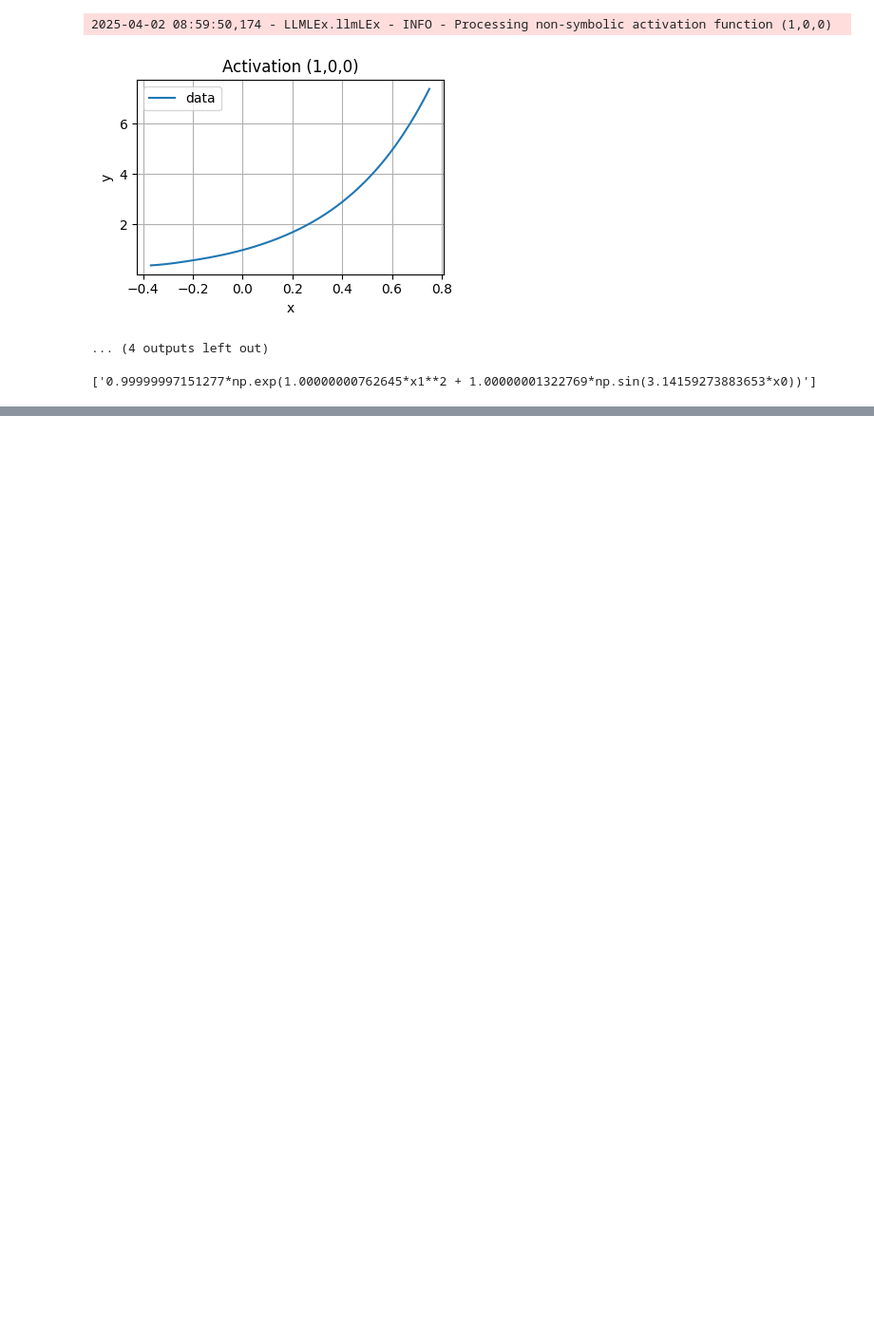
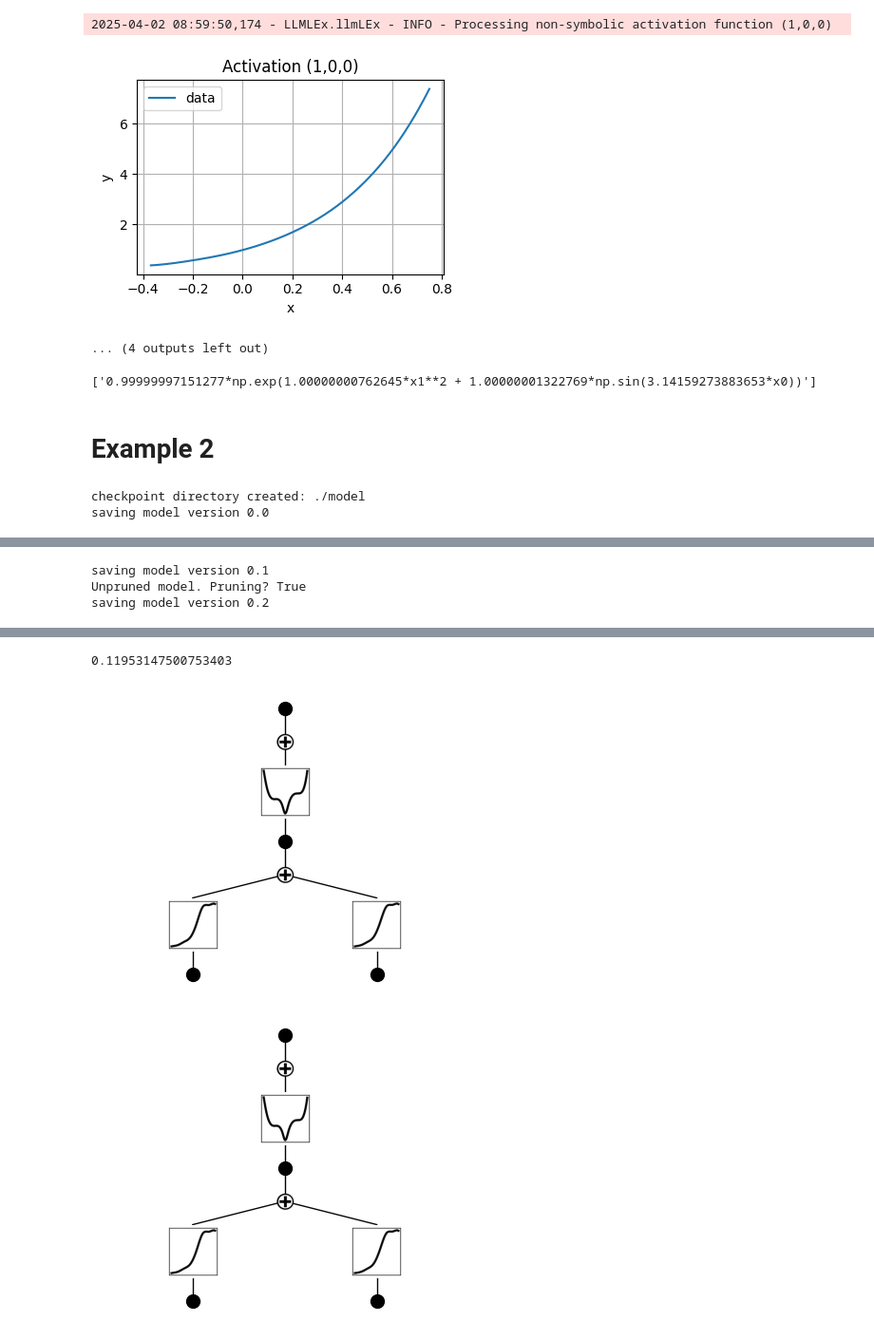
Before and after one commit to harveyThomas4692/llmlex, a Jupyter notebook: Examples/Example Paper MultiKAN.ipynb, the cells around one changed output, grey strips where cells are left out. Shown: that part at 95% size. Drawn from its saved outputs; the diff is of its cells as text; code cells hidden in the pictures; blank space fills up the shorter version.

```diff
--- a/Examples/Example Paper MultiKAN.ipynb
+++ b/Examples/Example Paper MultiKAN.ipynb
@@ -129,3 +137,38 @@ Approximation for (0,1,0): params[0] * x**2 + params[1] * x + params[2], with sc
 best_expressions
 # %% [output]
 ['0.99999997151277*np.exp(1.00000000762645*x1**2 + 1.00000001322769*np.sin(3.14159273883653*x0))']
+# %% [markdown]
+# Example 2
+# %%
+def multivariate_function(x):
+    return x[:,[0]] * x[:,[1]]
+
+# Initialize a KANSR instance for the multivariate function
+multivariate_kansr = KAN_LEx(
+    client=client,
+    width=[2, 1, 1],
+    grid=7,
+    k=3,
+    seed=0
+)
+
+multivariate_dataset = multivariate_kansr.create_dataset(
+    f=multivariate_function,
+    ranges=(-1, 1),
+    n_var=2,
+    train_num=10000,
+    test_num=1000
+)
+# %% [output]
+checkpoint directory created: ./model
+saving model version 0.0
+# %%
+multivariate_kansr.train_kan(
+    dataset=multivariate_dataset,
+    opt="LBFGS",
+    steps=50,
+    prune=True,
+    node_th=0.2,
+    edge_th=0.2
+)
+# %% [output]
@@ -131,0 +178,3 @@ best_expressions
+saving model version 0.1
+Unpruned model. Pruning? True
+saving model version 0.2
@@ -131,0 +182,3 @@ best_expressions
+0.11953147500753403
+[figure, added]
+[figure, added]
```
Also changed, not shown: parts of 9 cells of this notebook.
